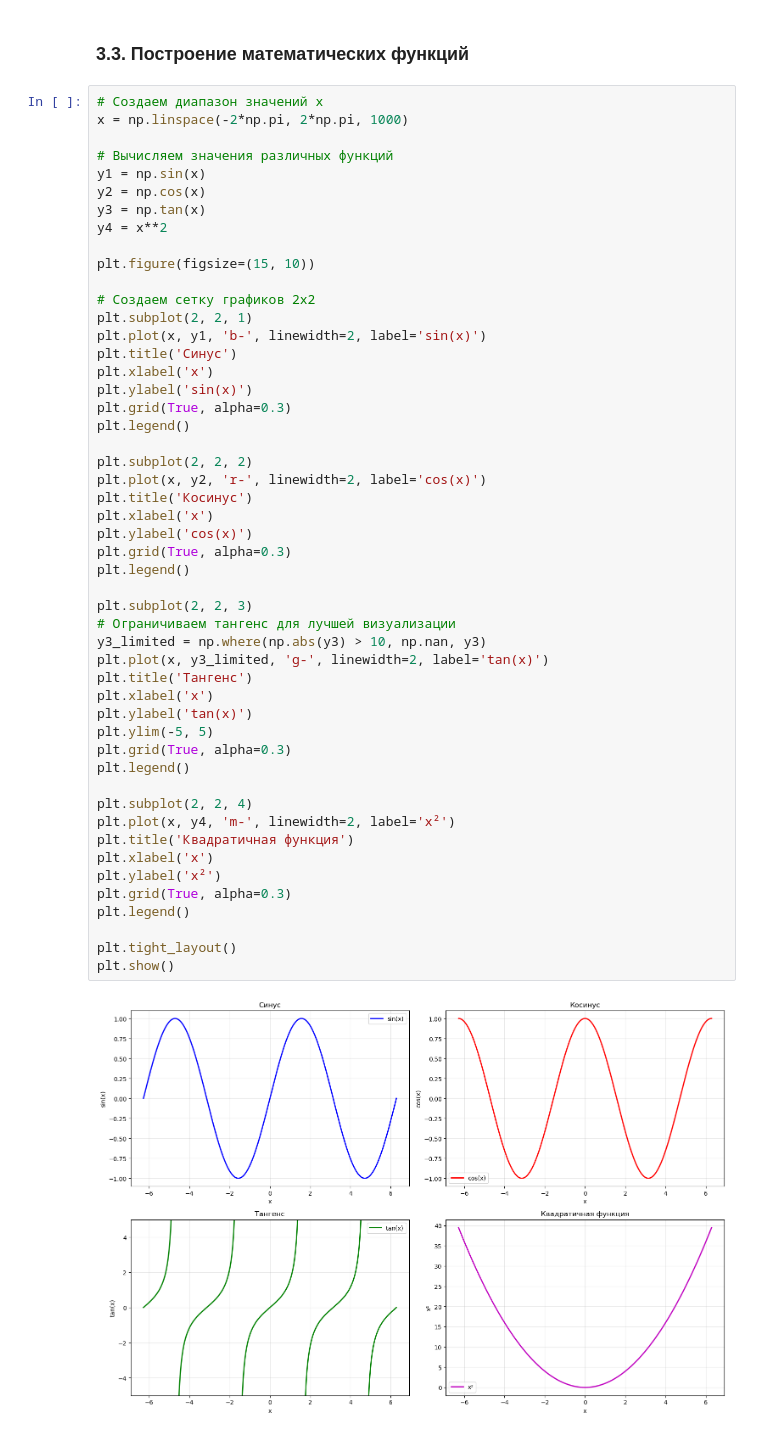
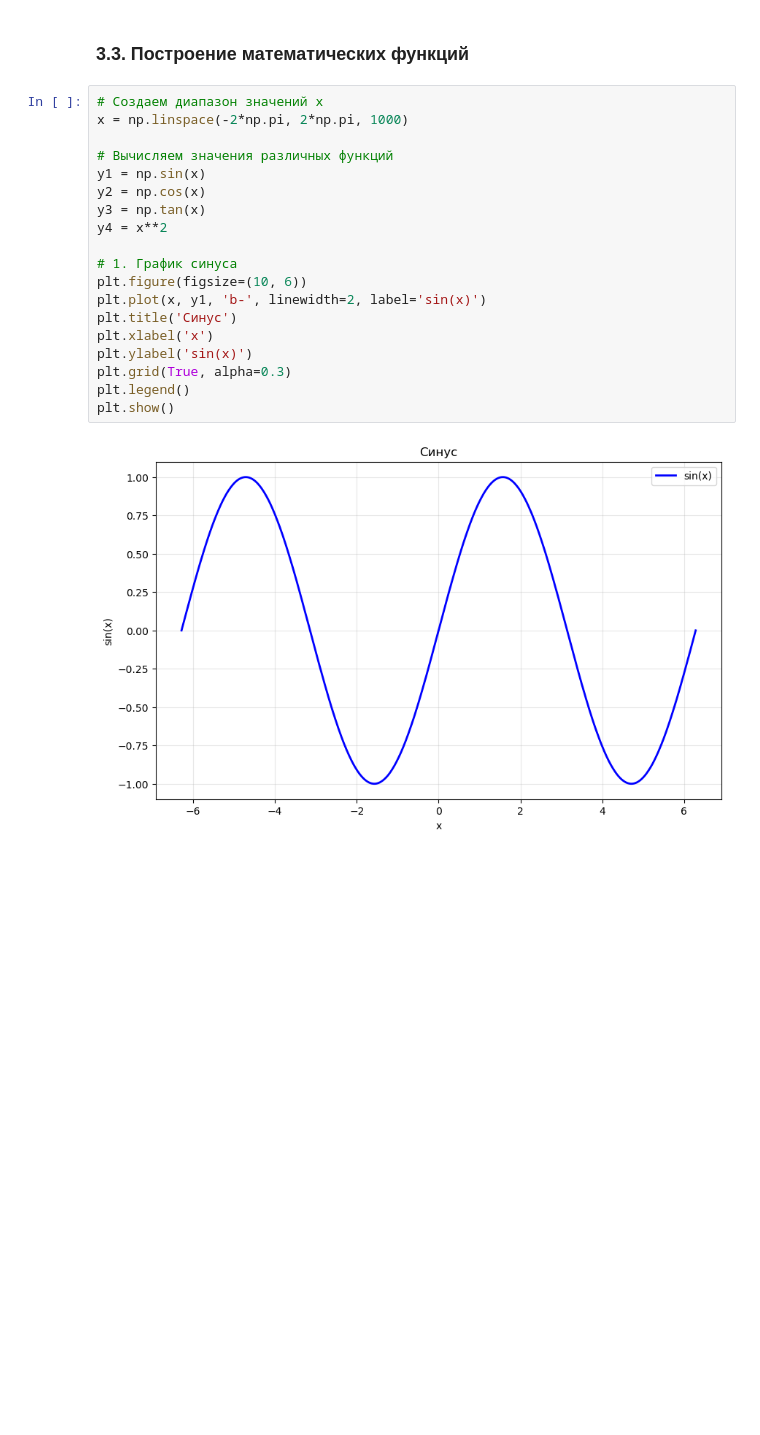
Before and after one commit to StephanOlizko/CheLKSH_2025, a Jupyter notebook: ML/1/jupiter_numpy_matplotlib_pandas.ipynb, the cells around one changed output. Cells and saved outputs as stored; diff of their text form; blank space fills up the shorter version.

```diff
--- a/ML/1/jupiter_numpy_matplotlib_pandas.ipynb
+++ b/ML/1/jupiter_numpy_matplotlib_pandas.ipynb
@@ -427,52 +271,21 @@ plt.show()
 # %%
 # Создаем диапазон значений x
 x = np.linspace(-2*np.pi, 2*np.pi, 1000)
 
 # Вычисляем значения различных функций
 y1 = np.sin(x)
 y2 = np.cos(x)
 y3 = np.tan(x)
 y4 = x**2
 
-plt.figure(figsize=(15, 10))
-
-# Создаем сетку графиков 2x2
-plt.subplot(2, 2, 1)
+# 1. График синуса
+plt.figure(figsize=(10, 6))
 plt.plot(x, y1, 'b-', linewidth=2, label='sin(x)')
 plt.title('Синус')
 plt.xlabel('x')
 plt.ylabel('sin(x)')
 plt.grid(True, alpha=0.3)
 plt.legend()
-
-plt.subplot(2, 2, 2)
-plt.plot(x, y2, 'r-', linewidth=2, label='cos(x)')
-plt.title('Косинус')
-plt.xlabel('x')
-plt.ylabel('cos(x)')
-plt.grid(True, alpha=0.3)
-plt.legend()
-
-plt.subplot(2, 2, 3)
-# Ограничиваем тангенс для лучшей визуализации
-y3_limited = np.where(np.abs(y3) > 10, np.nan, y3)
-plt.plot(x, y3_limited, 'g-', linewidth=2, label='tan(x)')
-plt.title('Тангенс')
-plt.xlabel('x')
-plt.ylabel('tan(x)')
-plt.ylim(-5, 5)
-plt.grid(True, alpha=0.3)
-plt.legend()
-
-plt.subplot(2, 2, 4)
-plt.plot(x, y4, 'm-', linewidth=2, label='x²')
-plt.title('Квадратичная функция')
-plt.xlabel('x')
-plt.ylabel('x²')
-plt.grid(True, alpha=0.3)
-plt.legend()
-
-plt.tight_layout()
 plt.show()
 # %% [output]
-[figure, old version]
+[figure, new version]
```
Also changed, not shown: parts of 49 cells of this notebook, 8 other files.
